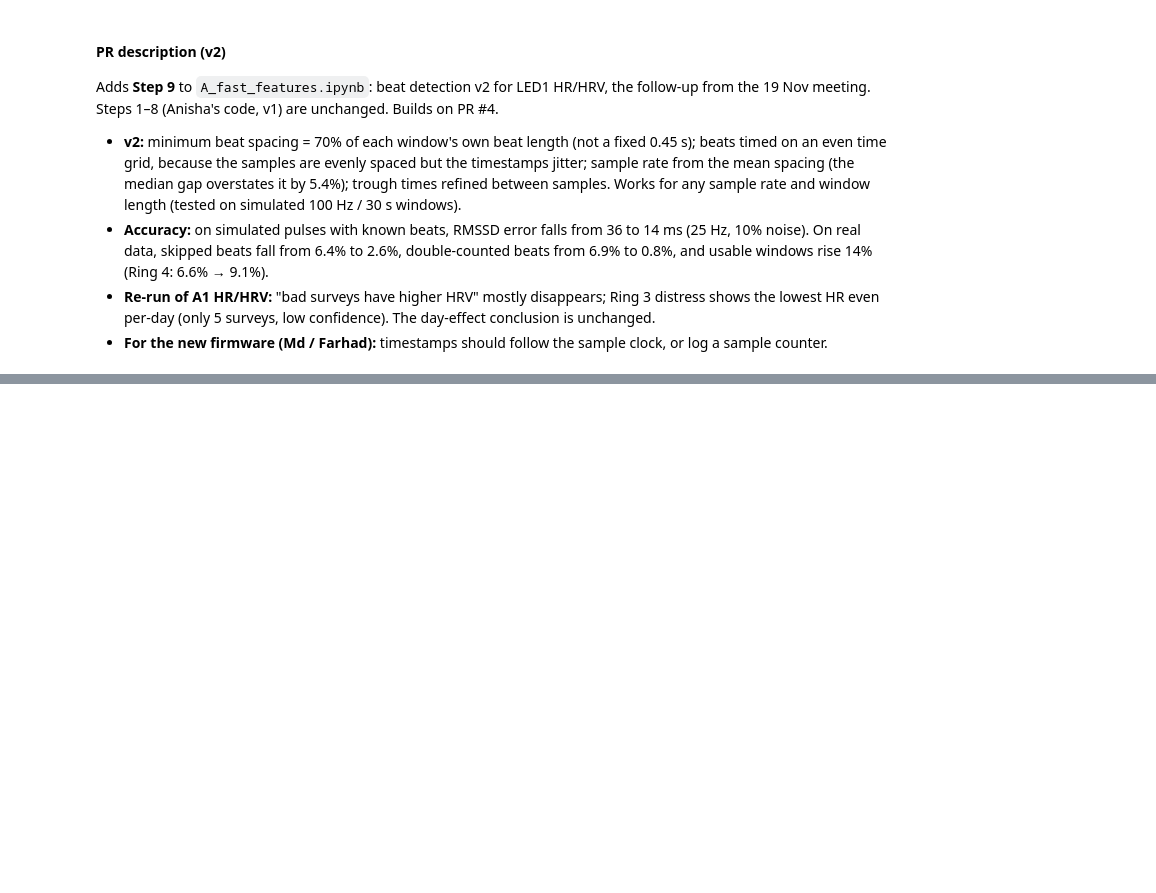
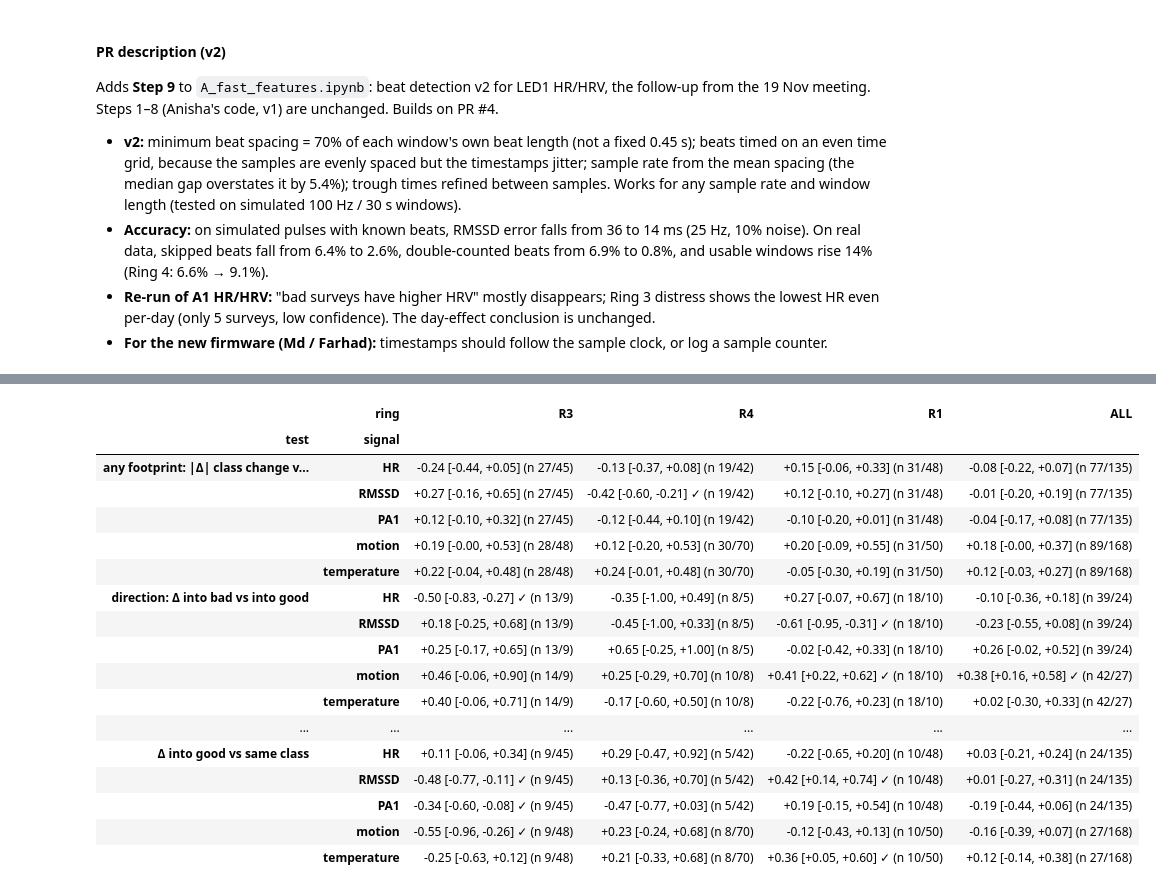
Before and after one commit to shounakda5/m3x, a Jupyter notebook: PilotPhaseC/analysis/A_fast_features.ipynb, the cells around one changed output, grey strips where cells are left out. Drawn from its saved outputs; the diff is of its cells as text; code cells hidden in the pictures; blank space fills up the shorter version.

```diff
--- a/PilotPhaseC/analysis/A_fast_features.ipynb
+++ b/PilotPhaseC/analysis/A_fast_features.ipynb
@@ -2615,0 +2633,33 @@ Adds **Step 9** to `A_fast_features.ipynb`: beat detection v2 for LED1 HR/HRV, t
+# %%
+# ---- 10a · Find the boundaries --------------------------------------------------------------
+A3_GAP_MAX_MIN = 5
+A3_SPAN_MIN = 15                     # main comparison: 15 min before vs 15 min after
+A3_PLOT_MIN = 30                     # plots: ±30 min
+POSITION_NAMES = {('before_30to60min', 'past_5to30min'): '30 min before survey',
+                  ('past_5to30min', 'current_5min'): '5 min before survey',
+                  ('current_5min', 'before_30to60min'): 'between surveys'}
+
+d3 = gw2.sort_values(['ring', 'RealTime']).reset_index(drop=True)
+d3['seg_key'] = d3['Survey_ID'].astype(str) + '|' + d3['Period'].astype(str)
+d3['seg'] = (d3.groupby('ring', observed=True)['seg_key'].shift() != d3['seg_key']).groupby(d3['ring'], observed=True).cumsum()
+segs = d3.groupby(['ring', 'seg'], observed=True).agg(
+    Survey_ID=('Survey_ID', 'first'), Period=('Period', 'first'), Label=('Label', 'first'),
+    start=('RealTime', 'min'), end=('RealTime', 'max'), date=('date', 'first')).reset_index()
+nxt = segs.groupby('ring', observed=True)[['Survey_ID', 'Period', 'Label', 'start']].shift(-1).add_prefix('next_')
+bnd = pd.concat([segs, nxt], axis=1).dropna(subset=['next_start'])
+bnd['gap_min'] = (bnd['next_start'] - bnd['end']).dt.total_seconds() / 60
+bnd = bnd[bnd.gap_min <= A3_GAP_MAX_MIN].copy()
+bnd['t0'] = bnd['next_start']
+bnd['position'] = [POSITION_NAMES.get((a, b), 'other') for a, b in zip(bnd.Period.astype(str), bnd.next_Period.astype(str))]
+bnd['from_label'], bnd['to_label'] = bnd['Label'].astype(str), bnd['next_Label'].astype(str)
+f2, t2 = bnd.from_label.map(TO_2CLASS), bnd.to_label.map(TO_2CLASS)
+bnd['type'] = np.select([f2.eq('good') & t2.eq('bad'), f2.eq('bad') & t2.eq('good'), bnd.from_label != bnd.to_label],
+                        ['into bad', 'into good', 'within-group change'], 'same class')
+bnd['change4'] = bnd['type'] != 'same class'
+bnd = bnd.reset_index(drop=True)
+TYPE_ORDER = ['into bad', 'into good', 'within-group change', 'same class']
+print('Boundaries per ring and type (consecutive segments ≤ 5 min apart):')
+display(bnd.groupby(['ring', 'type'], observed=True).size().unstack().reindex(columns=TYPE_ORDER).fillna(0).astype(int)
+        .assign(total=lambda x: x.sum(axis=1)))
+print('By position (all rings):')
+display(bnd.groupby(['position', 'type']).size().unstack().reindex(columns=TYPE_ORDER).fillna(0).astype(int))
@@ -2615,0 +2812,23 @@ Adds **Step 9** to `A_fast_features.ipynb`: beat detection v2 for LED1 HR/HRV, t
+# %%
+# ---- 10d · Check: ±30 min -----------------------------------------------------------------------
+with pd.option_context('display.max_colwidth', None):
+    display(a3_table(A3_PLOT_MIN))
+# %% [output]
+|  | ring | R3 | R4 | R1 | ALL |
+| test | signal |  |  |  |  |
+| any footprint: |Δ| class change v... | HR | -0.24 [-0.44, +0.05] (n 27/45) | -0.13 [-0.37, +0.08] (n 19/42) | +0.15 [-0.06, +0.33] (n 31/48) | -0.08 [-0.22, +0.07] (n 77/135) |
+|  | RMSSD | +0.27 [-0.16, +0.65] (n 27/45) | -0.42 [-0.60, -0.21] ✓ (n 19/42) | +0.12 [-0.10, +0.27] (n 31/48) | -0.01 [-0.20, +0.19] (n 77/135) |
+|  | PA1 | +0.12 [-0.10, +0.32] (n 27/45) | -0.12 [-0.44, +0.10] (n 19/42) | -0.10 [-0.20, +0.01] (n 31/48) | -0.04 [-0.17, +0.08] (n 77/135) |
+|  | motion | +0.19 [-0.00, +0.53] (n 28/48) | +0.12 [-0.20, +0.53] (n 30/70) | +0.20 [-0.09, +0.55] (n 31/50) | +0.18 [-0.00, +0.37] (n 89/168) |
+|  | temperature | +0.22 [-0.04, +0.48] (n 28/48) | +0.24 [-0.01, +0.48] (n 30/70) | -0.05 [-0.30, +0.19] (n 31/50) | +0.12 [-0.03, +0.27] (n 89/168) |
+| direction: Δ into bad vs into good | HR | -0.50 [-0.83, -0.27] ✓ (n 13/9) | -0.35 [-1.00, +0.49] (n 8/5) | +0.27 [-0.07, +0.67] (n 18/10) | -0.10 [-0.36, +0.18] (n 39/24) |
+|  | RMSSD | +0.18 [-0.25, +0.68] (n 13/9) | -0.45 [-1.00, +0.33] (n 8/5) | -0.61 [-0.95, -0.31] ✓ (n 18/10) | -0.23 [-0.55, +0.08] (n 39/24) |
+|  | PA1 | +0.25 [-0.17, +0.65] (n 13/9) | +0.65 [-0.25, +1.00] (n 8/5) | -0.02 [-0.42, +0.33] (n 18/10) | +0.26 [-0.02, +0.52] (n 39/24) |
+|  | motion | +0.46 [-0.06, +0.90] (n 14/9) | +0.25 [-0.29, +0.70] (n 10/8) | +0.41 [+0.22, +0.62] ✓ (n 18/10) | +0.38 [+0.16, +0.58] ✓ (n 42/27) |
+|  | temperature | +0.40 [-0.06, +0.71] (n 14/9) | -0.17 [-0.60, +0.50] (n 10/8) | -0.22 [-0.76, +0.23] (n 18/10) | +0.02 [-0.30, +0.33] (n 42/27) |
+| ... | ... | ... | ... | ... | ... |
+| Δ into good vs same class | HR | +0.11 [-0.06, +0.34] (n 9/45) | +0.29 [-0.47, +0.92] (n 5/42) | -0.22 [-0.65, +0.20] (n 10/48) | +0.03 [-0.21, +0.24] (n 24/135) |
+|  | RMSSD | -0.48 [-0.77, -0.11] ✓ (n 9/45) | +0.13 [-0.36, +0.70] (n 5/42) | +0.42 [+0.14, +0.74] ✓ (n 10/48) | +0.01 [-0.27, +0.31] (n 24/135) |
+|  | PA1 | -0.34 [-0.60, -0.08] ✓ (n 9/45) | -0.47 [-0.77, +0.03] (n 5/42) | +0.19 [-0.15, +0.54] (n 10/48) | -0.19 [-0.44, +0.06] (n 24/135) |
+|  | motion | -0.55 [-0.96, -0.26] ✓ (n 9/48) | +0.23 [-0.24, +0.68] (n 8/70) | -0.12 [-0.43, +0.13] (n 10/50) | -0.16 [-0.39, +0.07] (n 27/168) |
+|  | temperature | -0.25 [-0.63, +0.12] (n 9/48) | +0.21 [-0.33, +0.68] (n 8/70) | +0.36 [+0.05, +0.60] ✓ (n 10/50) | +0.12 [-0.14, +0.38] (n 27/168) |
```
Also changed, not shown: parts of 12 cells of this notebook, 4 other files.
